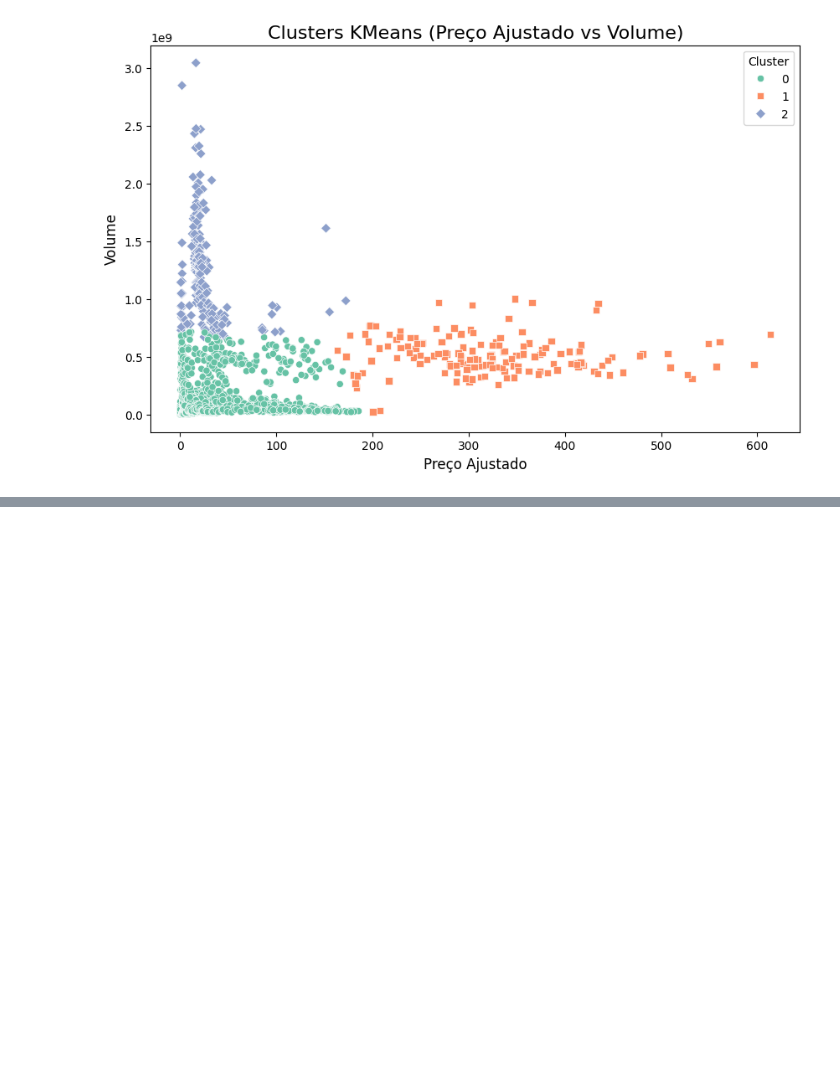
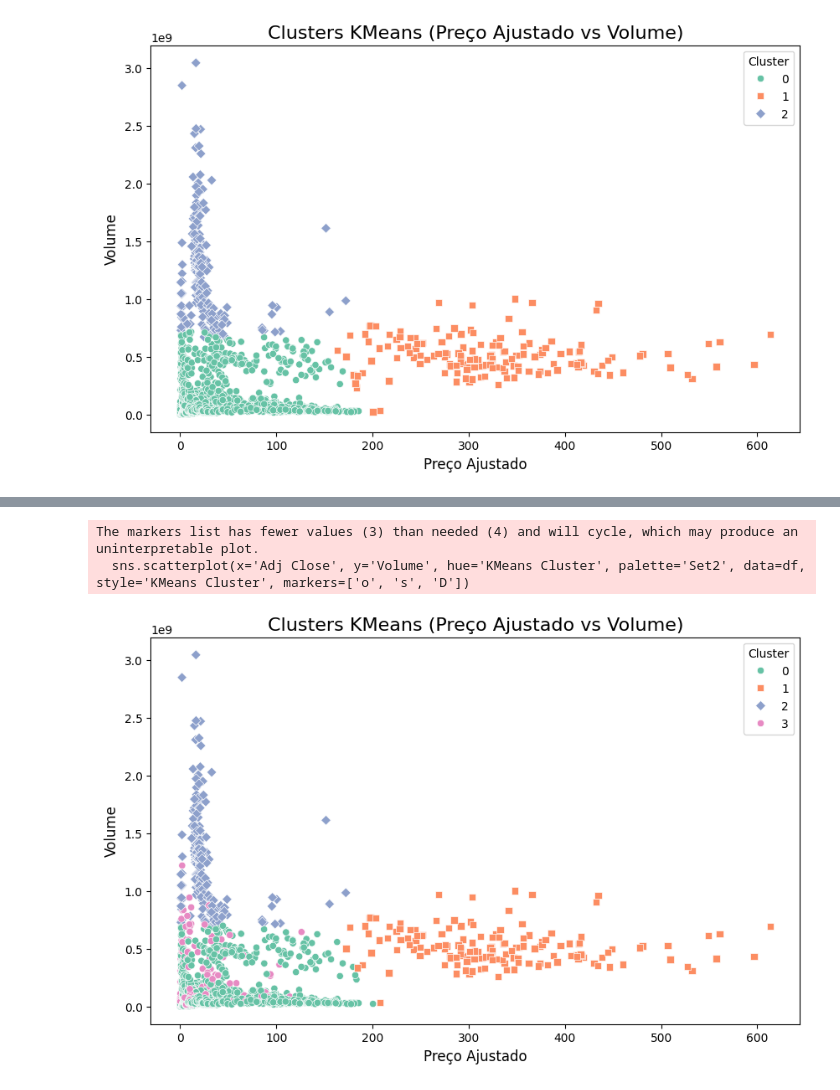
Before and after one commit to MarcosFN2014/Projeto-DS, a Jupyter notebook: Nao_Supervisionado/analise.ipynb, the cells around one changed output, grey strips where cells are left out. Cells and saved outputs as stored; diff of their text form; code cells hidden in the pictures; blank space fills up the shorter version.

```diff
--- a/Nao_Supervisionado/analise.ipynb
+++ b/Nao_Supervisionado/analise.ipynb
@@ -495,0 +518,12 @@ plt.show()
+# %%
+plt.figure(figsize=(10, 6))
+sns.scatterplot(x='Adj Close', y='Volume', hue='KMeans Cluster', palette='Set2', data=df, style='KMeans Cluster', markers=['o', 's', 'D'])
+plt.title('Clusters KMeans (Preço Ajustado vs Volume)', fontsize=16)
+plt.xlabel('Preço Ajustado', fontsize=12)
+plt.ylabel('Volume', fontsize=12)
+plt.legend(title='Cluster', loc='upper right')
+plt.show()
+# %% [output]
+The markers list has fewer values (3) than needed (4) and will cycle, which may produce an uninterpretable plot.
+  sns.scatterplot(x='Adj Close', y='Volume', hue='KMeans Cluster', palette='Set2', data=df, style='KMeans Cluster', markers=['o', 's', 'D'])
+[figure, added]
```
Also changed, not shown: parts of 2 cells of this notebook, 1 other file.
